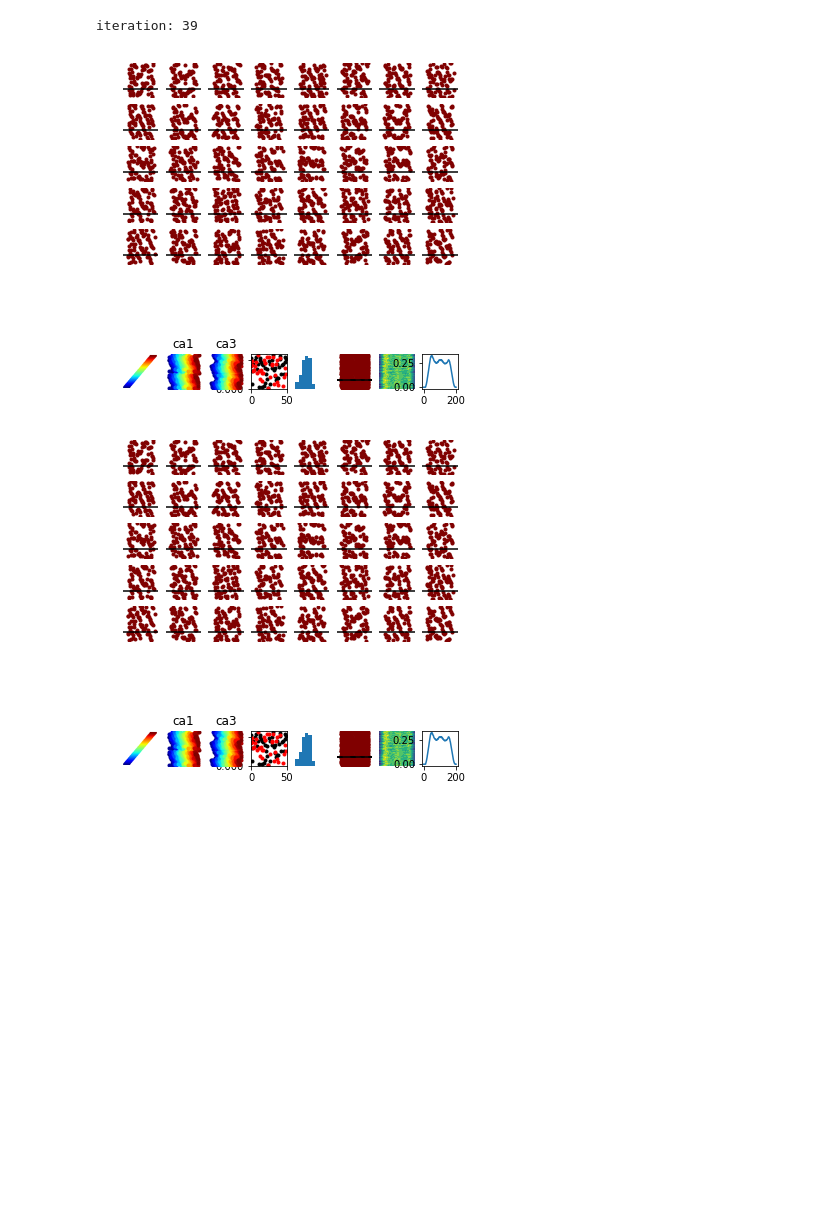
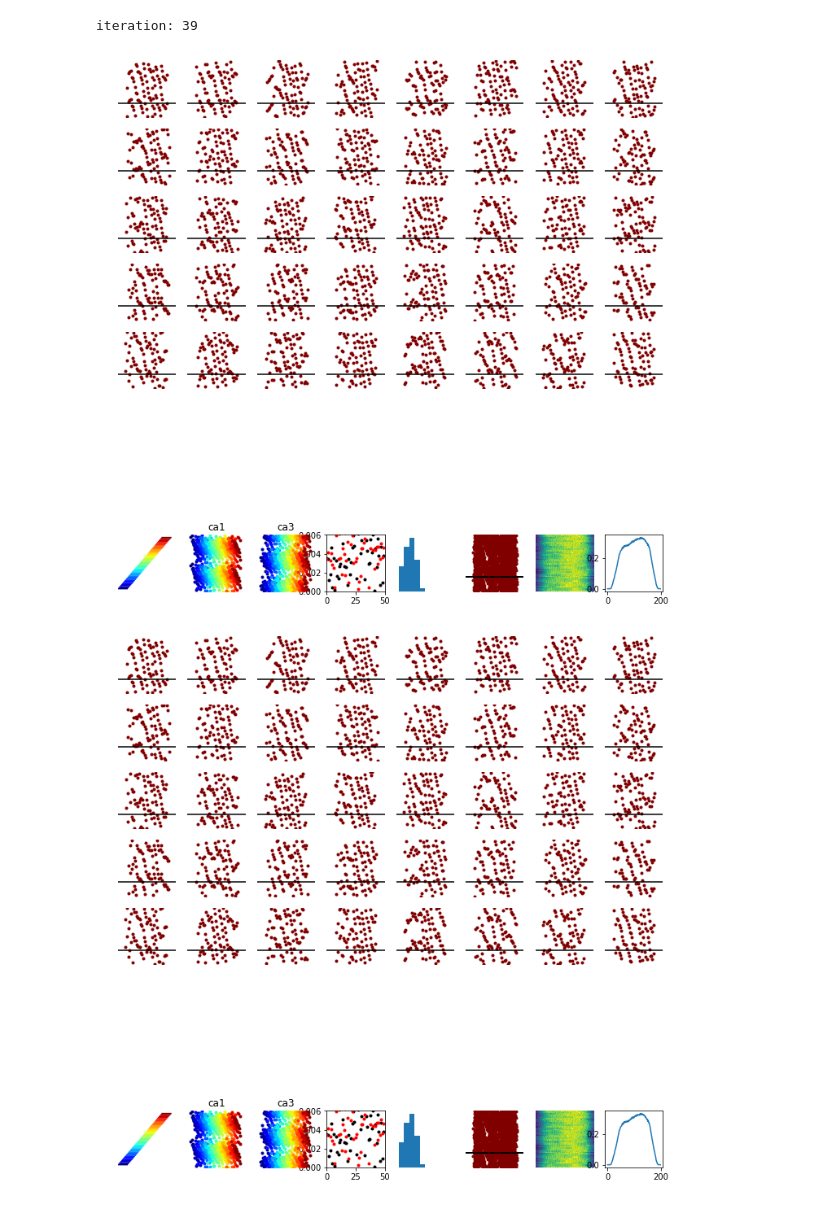
Before and after one commit to DavidTingley/papers, a Jupyter notebook: LS_phasecoding/modeling/randomWeightingModel.ipynb, the cells around one changed output. Saved outputs shown, nothing was run; the diff lists cells and outputs as text; code cells hidden in the pictures; blank space fills up the shorter version.

```diff
--- a/LS_phasecoding/modeling/randomWeightingModel.ipynb
+++ b/LS_phasecoding/modeling/randomWeightingModel.ipynb
@@ -62,7 +62,7 @@ cellparams = {
     }
 
 plt.ion()
-fig = plt.figure(figsize=(6,6))
+fig = plt.figure(figsize=(12,12))
 
 # free parameters
 numcells = 50
@@ -181,32 +181,32 @@ for iteration in range(0,numIterations,1):
             if iteration == 0:
                 plt.subplot(8,8, 58)
                 plot_phaseclouds(CA123_voltages[0].segments[-1],np.angle(sig.hilbert(zscore(synTheta[0].amplitudes))))
                 plot_phaseclouds(CA123_voltages[0].segments[-1],np.angle(sig.hilbert(zscore(synTheta[0].amplitudes)))+6.29)
                 plt.xlim((0, runtime))
                 plt.ylim((-3.14, 3.14*3))
                 plt.axis('off')
                 plt.title('ca1')
                 plt.subplot(8,8, 59)
                 plot_phaseclouds(CA123_voltages[1].segments[-1],np.angle(sig.hilbert(zscore(synTheta[0].amplitudes))))
                 plot_phaseclouds(CA123_voltages[1].segments[-1],np.angle(sig.hilbert(zscore(synTheta[0].amplitudes)))+6.29)
                 plt.title('ca3')
                 plt.xlim((0, runtime))
                 plt.ylim((-3.14, 3.14*3))
                 plt.axis('off')
     display.clear_output(wait=True)
     print('iteration: ' + str(iteration))
     display.display(plt.gcf())
     plt.pause(.1)
 
     # uncomment below if you would like to save data
 #     io = neo.io.NeoMatlabIO(filename='data/random_uniform_ls_output_' + str(iteration) + '.mat')
 #     LS.write_data(io)
 #     sio.savemat('data/random_uniform_trial_' + str(iteration) + '_theta.mat',mdict={'theta': synTheta[0].amplitudes})
     # reset sim
     reset(annotations={"iteration" : iteration})
 
 # plt.savefig('dynamic_thetaSeq' + str(int(time.time())) + '.pdf')
 # %% [output]
 iteration: 39
-[figure, old version]
+[figure, new version]
-[figure, old version]
+[figure, new version]
```
Also changed, not shown: 3 other files.
